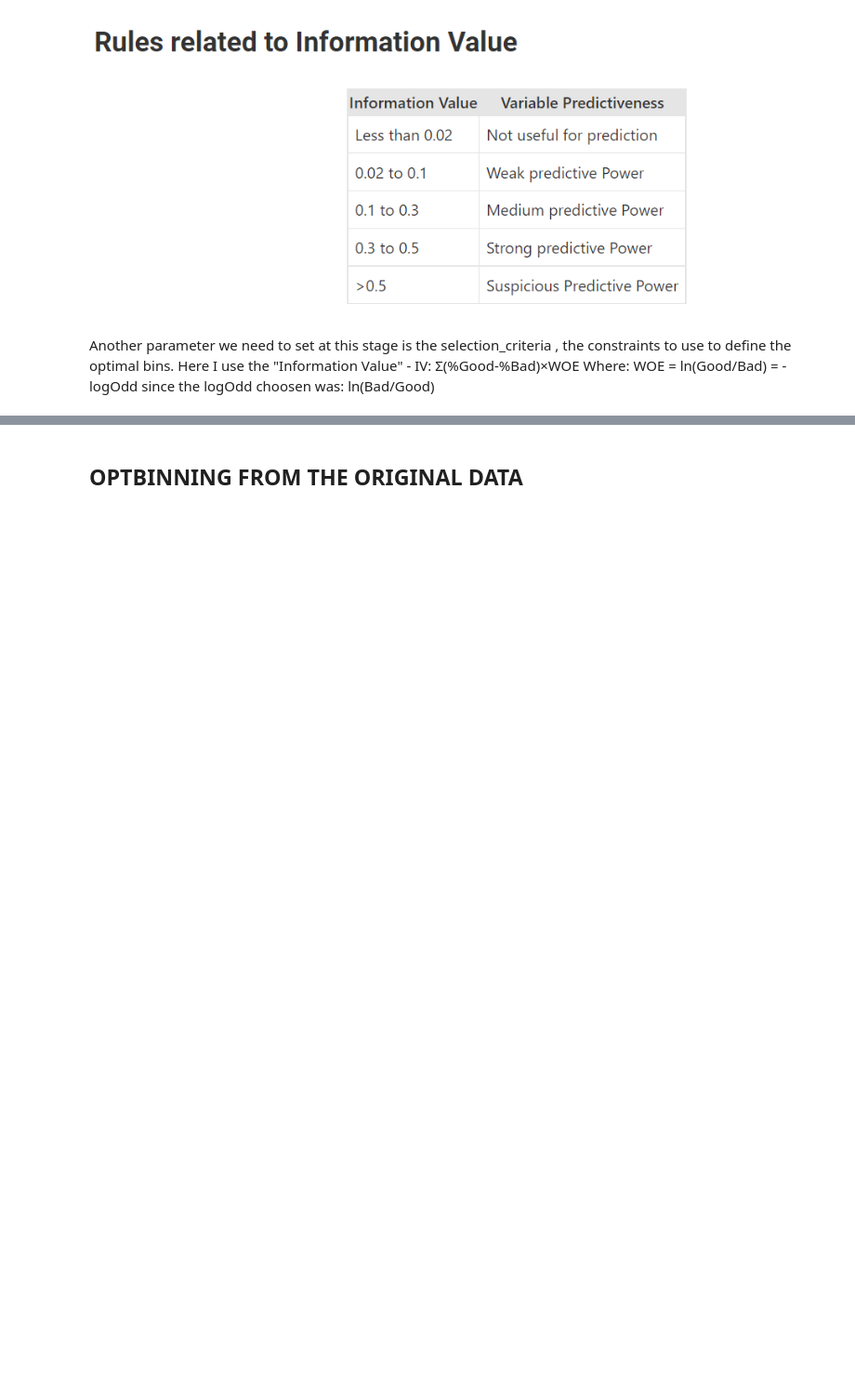
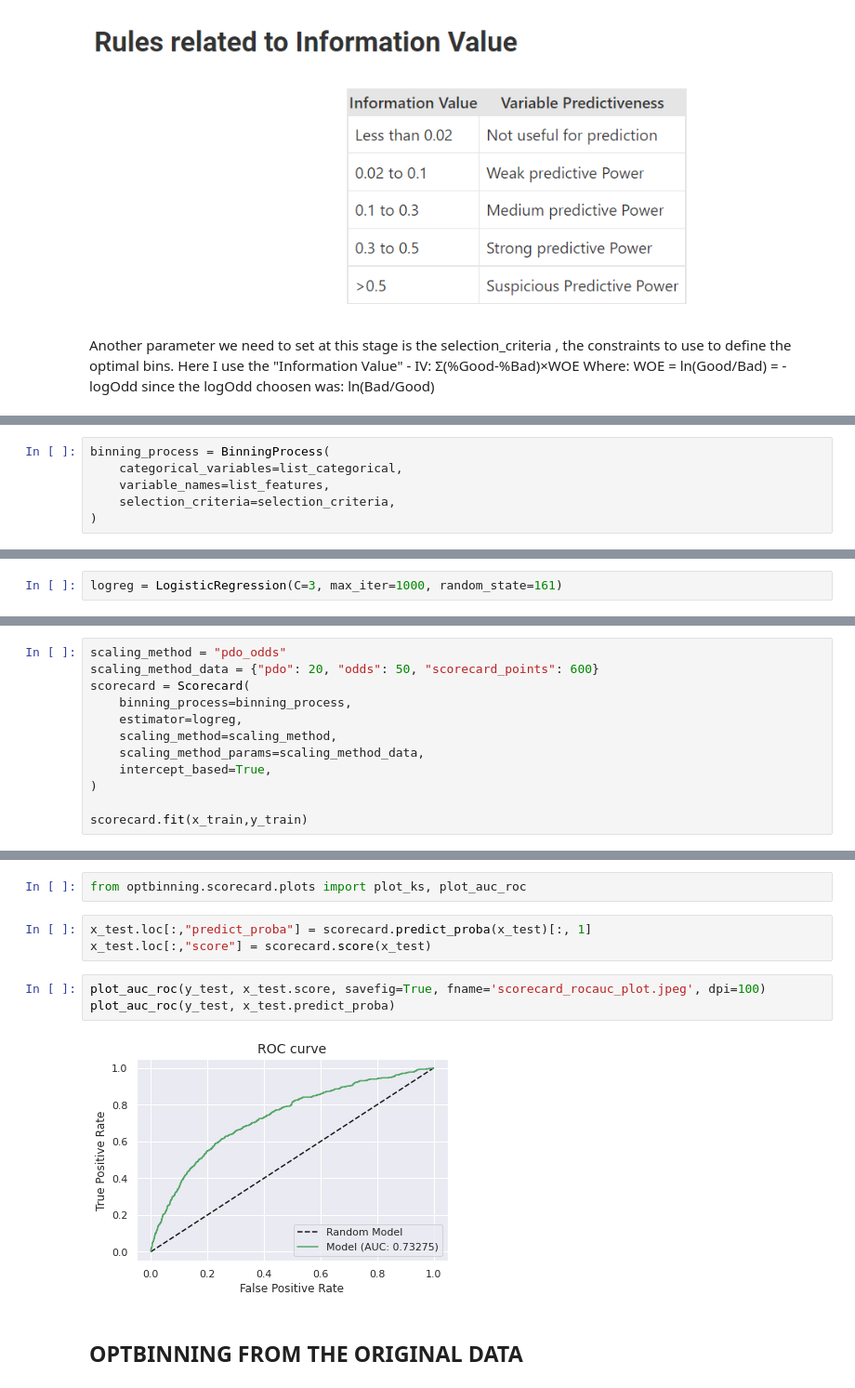
Before and after one commit to ynnn01/ynnn01.github.io, a Jupyter notebook: ScorecardDev_optbinning.ipynb, the cells around one changed output, grey strips where cells are left out. Shown at 93% size. Saved outputs shown, nothing was run; the diff lists cells and outputs as text; blank space fills up the shorter version.

```diff
--- a/ScorecardDev_optbinning.ipynb
+++ b/ScorecardDev_optbinning.ipynb
@@ -138,0 +143,6 @@ Where: WOE = ln(Good/Bad) = -logOdd since the logOdd choosen was: ln(Bad/Good)
+# %%
+binning_process = BinningProcess(
+    categorical_variables=list_categorical,
+    variable_names=list_features,
+    selection_criteria=selection_criteria,
+)
@@ -138,0 +151,2 @@ Where: WOE = ln(Good/Bad) = -logOdd since the logOdd choosen was: ln(Bad/Good)
+# %%
+logreg = LogisticRegression(C=3, max_iter=1000, random_state=161)
@@ -138,0 +155,12 @@ Where: WOE = ln(Good/Bad) = -logOdd since the logOdd choosen was: ln(Bad/Good)
+# %%
+scaling_method = "pdo_odds"
+scaling_method_data = {"pdo": 20, "odds": 50, "scorecard_points": 600}
+scorecard = Scorecard(
+    binning_process=binning_process,
+    estimator=logreg,
+    scaling_method=scaling_method,
+    scaling_method_params=scaling_method_data,
+    intercept_based=True,
+)
+
+scorecard.fit(x_train,y_train)
@@ -139,3 +214,13 @@ Where: WOE = ln(Good/Bad) = -logOdd since the logOdd choosen was: ln(Bad/Good)
+# %%
+from optbinning.scorecard.plots import plot_ks, plot_auc_roc
+# %%
+x_test.loc[:,"predict_proba"] = scorecard.predict_proba(x_test)[:, 1]
+x_test.loc[:,"score"] = scorecard.score(x_test)
+# %%
+plot_auc_roc(y_test, x_test.score, savefig=True, fname='scorecard_rocauc_plot.jpeg', dpi=100)
+plot_auc_roc(y_test, x_test.predict_proba)
+# %% [output]
+[figure, added]
 # %% [markdown]
 ## OPTBINNING FROM THE ORIGINAL DATA
 # %% [markdown]
```
Also changed, not shown: parts of 6 cells of this notebook.
